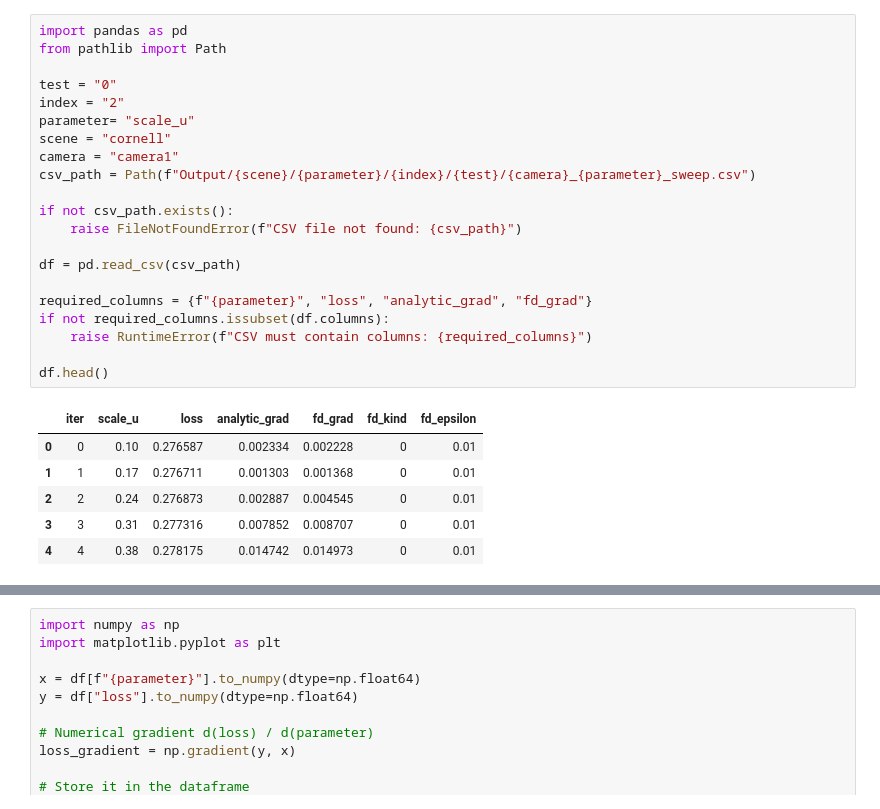
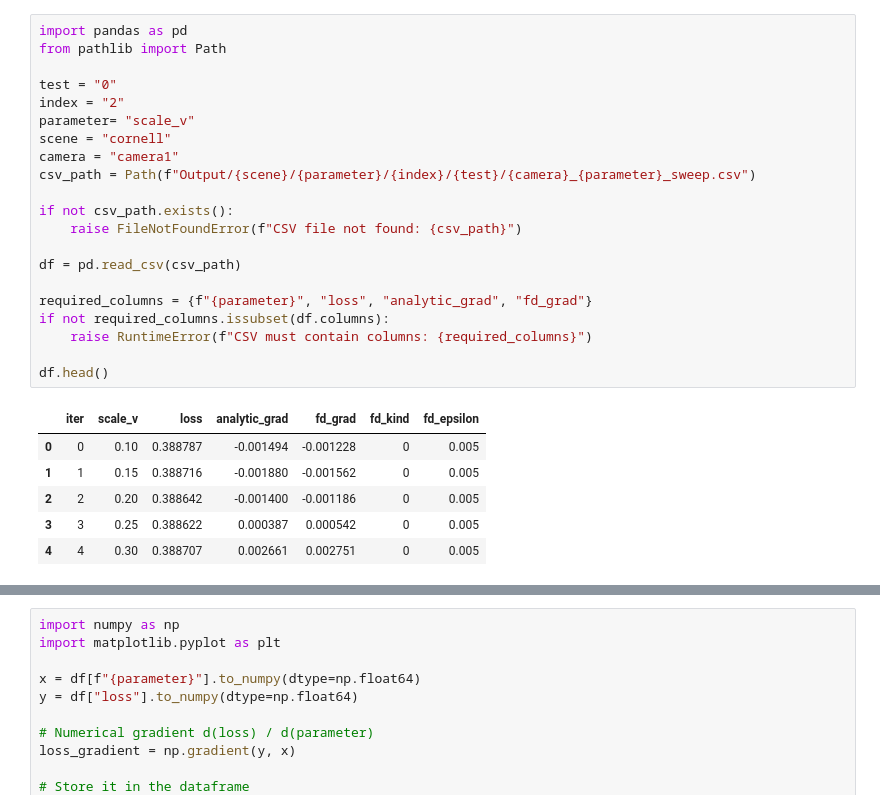
Before and after one commit to M-Gjerde/DifferentiablePointRendering, a Jupyter notebook: python/finite_difference/notebook_scatter.ipynb, the cells around one changed output, grey strips where cells are left out. Cells and saved outputs as stored; diff of their text form.

```diff
--- a/python/finite_difference/notebook_scatter.ipynb
+++ b/python/finite_difference/notebook_scatter.ipynb
@@ -1,31 +1,31 @@
 # %%
 import pandas as pd
 from pathlib import Path
 
 test = "0"
 index = "2"
-parameter= "scale_u"
+parameter= "scale_v"
 scene = "cornell"
 camera = "camera1"
 csv_path = Path(f"Output/{scene}/{parameter}/{index}/{test}/{camera}_{parameter}_sweep.csv")
 
 if not csv_path.exists():
     raise FileNotFoundError(f"CSV file not found: {csv_path}")
 
 df = pd.read_csv(csv_path)
 
 required_columns = {f"{parameter}", "loss", "analytic_grad", "fd_grad"}
 if not required_columns.issubset(df.columns):
     raise RuntimeError(f"CSV must contain columns: {required_columns}")
 
 df.head()
 # %% [output]
-|  | iter | scale_u | loss | analytic_grad | fd_grad | fd_kind | fd_epsilon |
-| 0 | 0 | 0.10 | 0.276587 | 0.002334 | 0.002228 | 0 | 0.01 |
-| 1 | 1 | 0.17 | 0.276711 | 0.001303 | 0.001368 | 0 | 0.01 |
-| 2 | 2 | 0.24 | 0.276873 | 0.002887 | 0.004545 | 0 | 0.01 |
-| 3 | 3 | 0.31 | 0.277316 | 0.007852 | 0.008707 | 0 | 0.01 |
-| 4 | 4 | 0.38 | 0.278175 | 0.014742 | 0.014973 | 0 | 0.01 |
+|  | iter | scale_v | loss | analytic_grad | fd_grad | fd_kind | fd_epsilon |
+| 0 | 0 | 0.10 | 0.388787 | -0.001494 | -0.001228 | 0 | 0.005 |
+| 1 | 1 | 0.15 | 0.388716 | -0.001880 | -0.001562 | 0 | 0.005 |
+| 2 | 2 | 0.20 | 0.388642 | -0.001400 | -0.001186 | 0 | 0.005 |
+| 3 | 3 | 0.25 | 0.388622 | 0.000387 | 0.000542 | 0 | 0.005 |
+| 4 | 4 | 0.30 | 0.388707 | 0.002661 | 0.002751 | 0 | 0.005 |
 # %%
 
 import matplotlib.pyplot as plt
```
Also changed, not shown: parts of 6 cells of this notebook, 33 other files.
